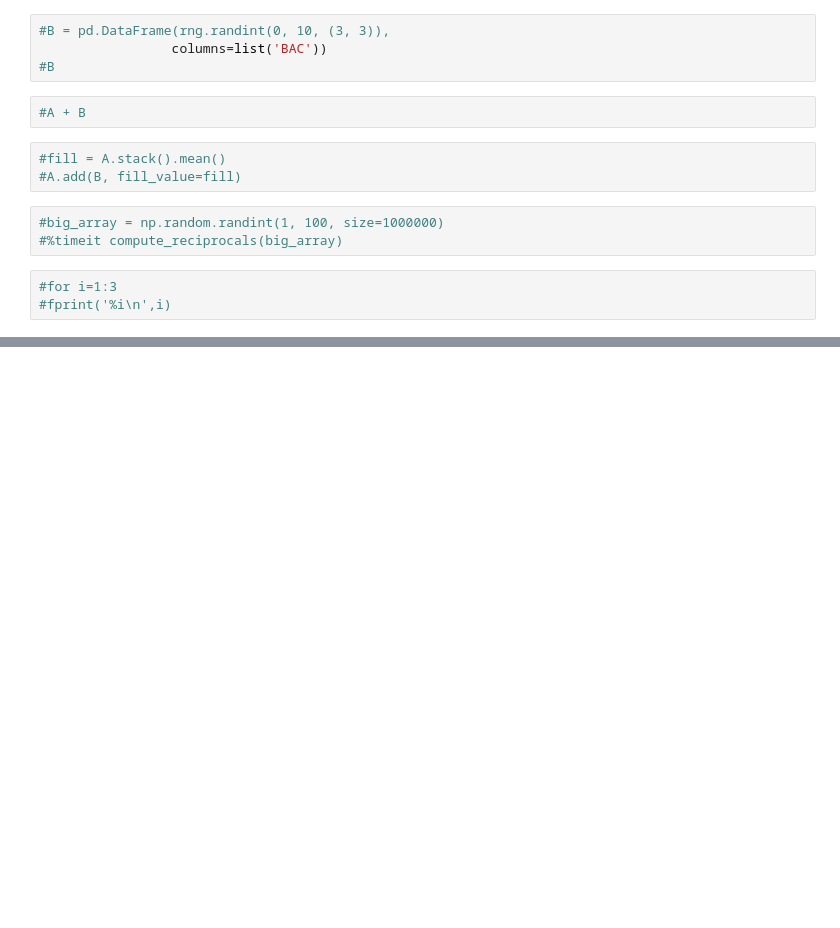
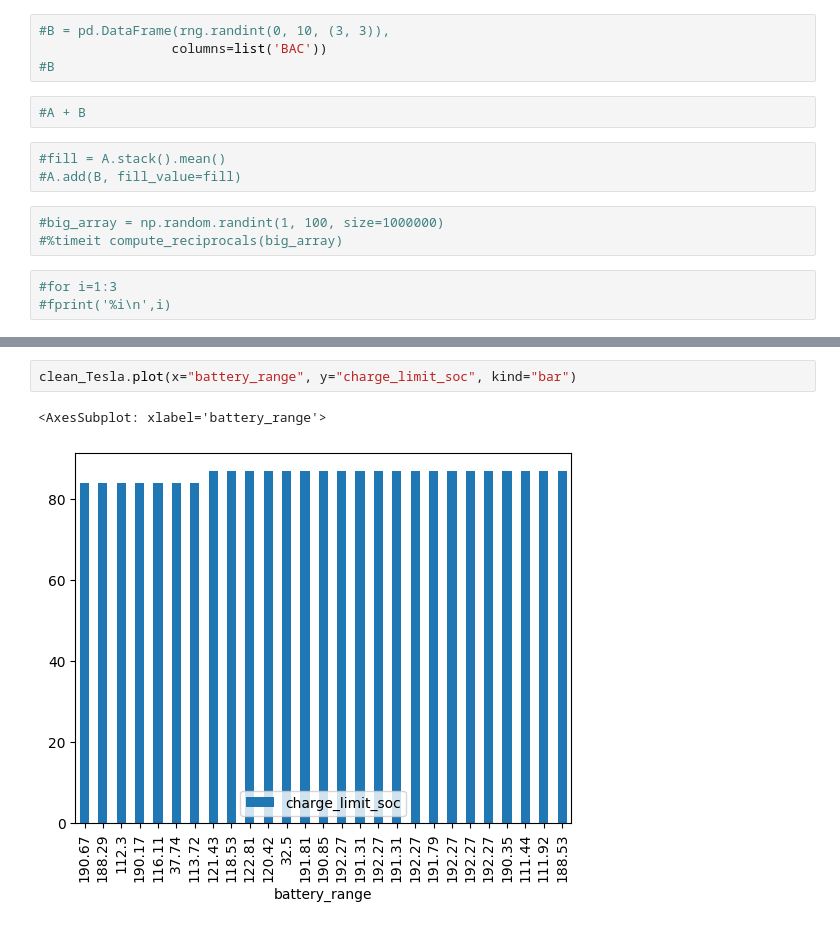
Before and after one commit to kyhokie/data_1_project, a Jupyter notebook: Tesla_Data.ipynb, the cells around one changed output, grey strips where cells are left out. Drawn from its saved outputs; the diff is of its cells as text; blank space fills up the shorter version.

```diff
--- a/Tesla_Data.ipynb
+++ b/Tesla_Data.ipynb
@@ -205,0 +209,5 @@ df.plot(x="charge_limit_soc", y="battery_range", kind="hist")
+# %%
+clean_Tesla.plot(x="battery_range", y="charge_limit_soc", kind="bar")
+# %% [output]
+<AxesSubplot: xlabel='battery_range'>
+[figure, added]
```
Also changed, not shown: parts of 4 cells of this notebook.
